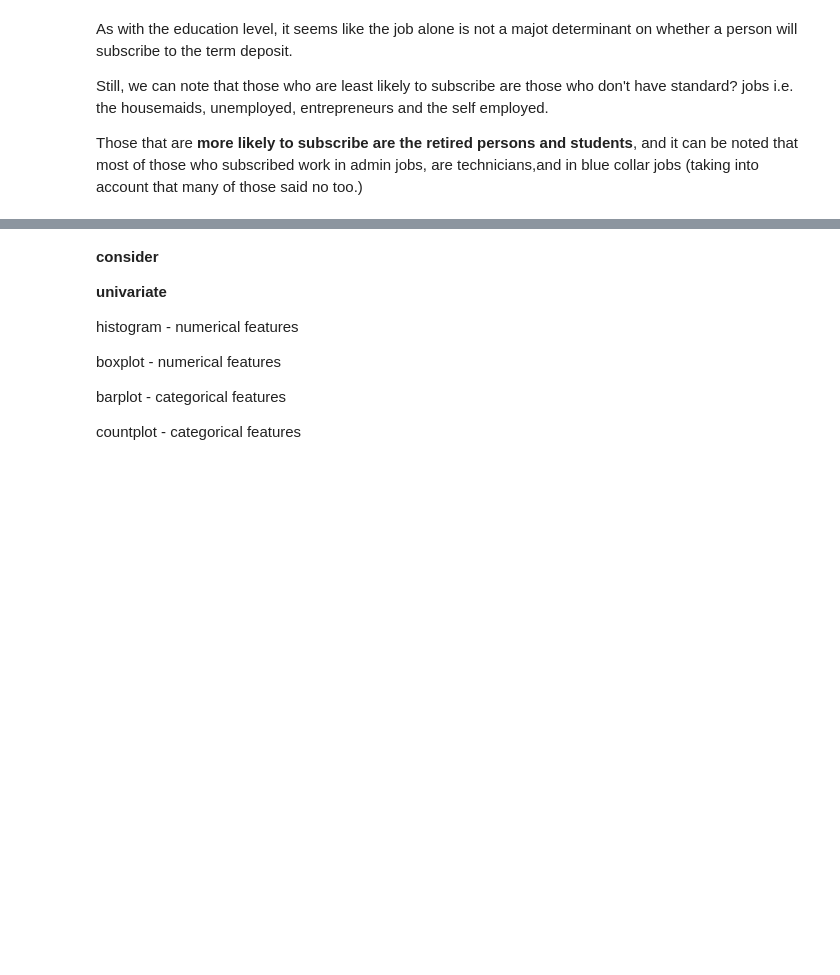
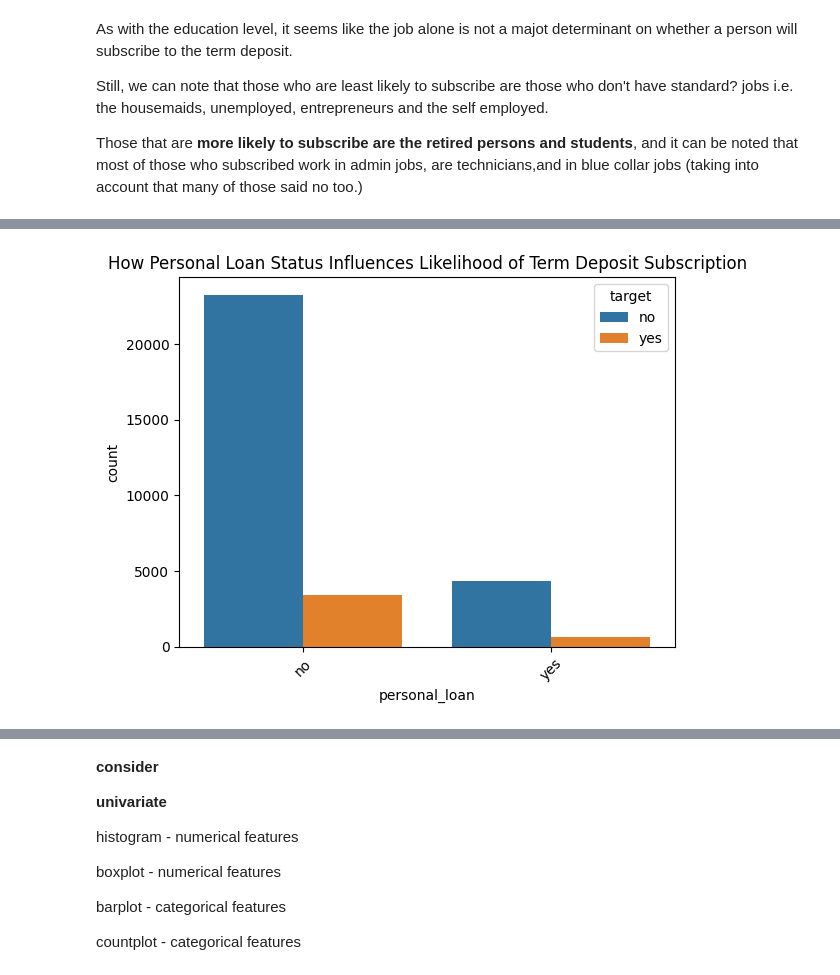
Before and after one commit to audrey-nakate/bank_marketing_analysis, a Jupyter notebook: audrey_bank_marketing.ipynb, the cells around one changed output, grey strips where cells are left out. Saved outputs shown, nothing was run; the diff lists cells and outputs as text; code cells hidden in the pictures; blank space fills up the shorter version.

```diff
--- a/audrey_bank_marketing.ipynb
+++ b/audrey_bank_marketing.ipynb
@@ -327,0 +347,7 @@ Those that are **more likely to subscribe are the retired persons and students**
+# %%
+# Does a person's personal loan status affect their likelihood of taking on a term deposit
+ax = sns.countplot(data=bank_data, x='personal_loan', hue='target')
+ax.tick_params(axis='x', rotation=45)
+ax.set_title('How Personal Loan Status Influences Likelihood of Term Deposit Subscription');
+# %% [output]
+[figure, added]
```
Also changed, not shown: parts of 17 cells of this notebook.
